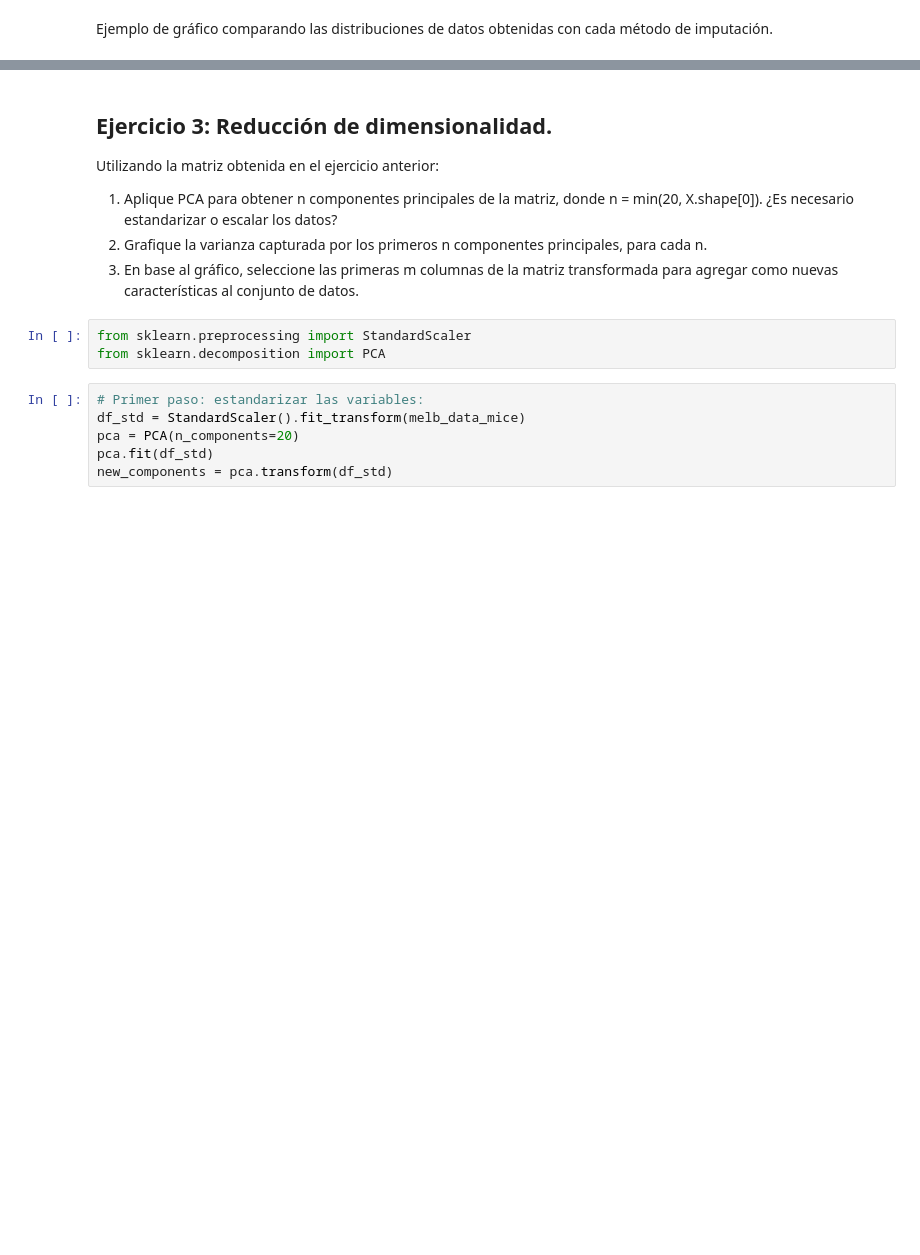
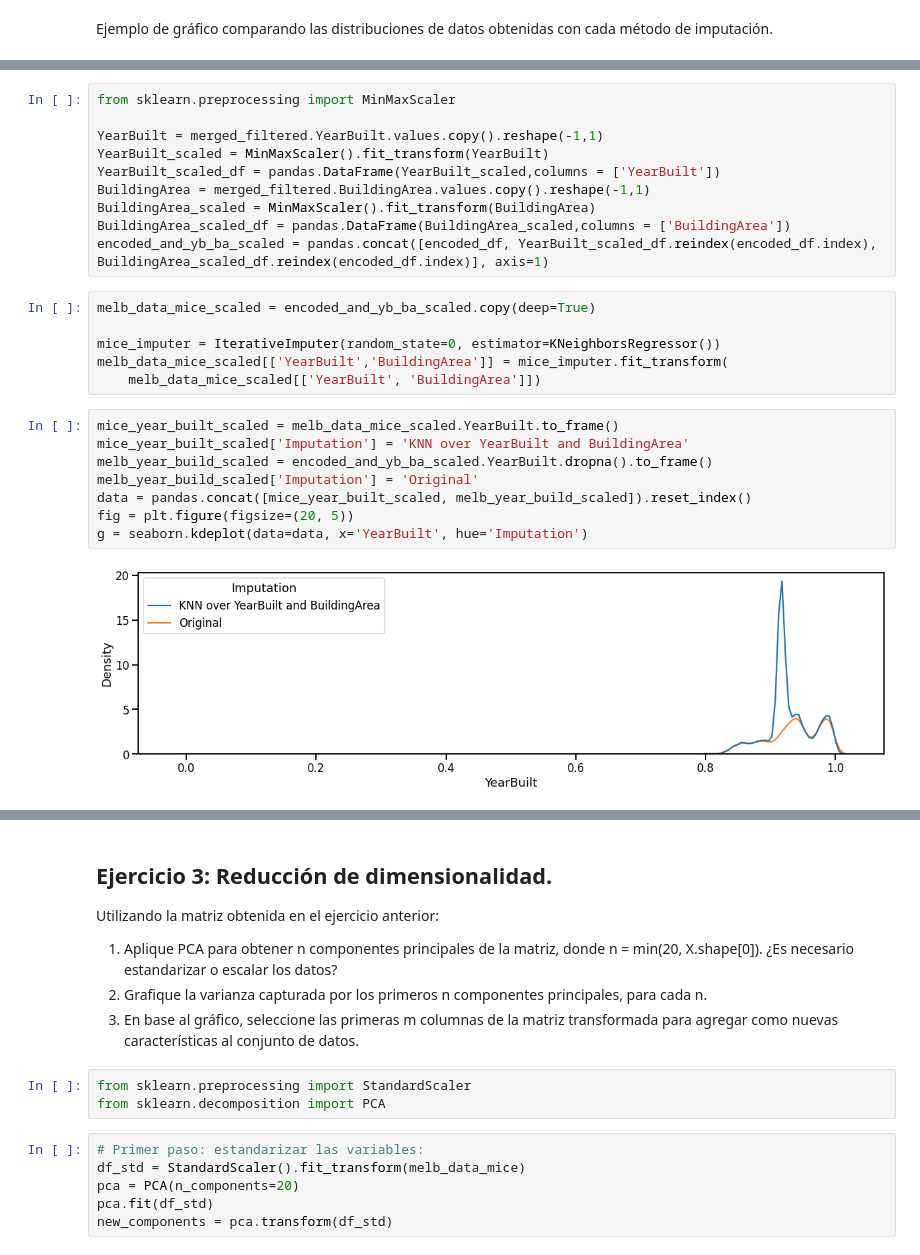
Before and after one commit to AlejandroGuedez/Equipo-23-de-Diplomado-data-scientist, a Jupyter notebook: EyCD_TP_Gr23_vfinal.ipynb, the cells around one changed output, grey strips where cells are left out. Drawn from its saved outputs; the diff is of its cells as text; blank space fills up the shorter version.

```diff
--- a/EyCD_TP_Gr23_vfinal.ipynb
+++ b/EyCD_TP_Gr23_vfinal.ipynb
@@ -1226,0 +1277,26 @@ g = seaborn.kdeplot(data=data, x='YearBuilt', hue='Imputation')
+# %%
+from sklearn.preprocessing import MinMaxScaler
+
+YearBuilt = merged_filtered.YearBuilt.values.copy().reshape(-1,1)
+YearBuilt_scaled = MinMaxScaler().fit_transform(YearBuilt)
+YearBuilt_scaled_df = pandas.DataFrame(YearBuilt_scaled,columns = ['YearBuilt'])
+BuildingArea = merged_filtered.BuildingArea.values.copy().reshape(-1,1)
+BuildingArea_scaled = MinMaxScaler().fit_transform(BuildingArea)
+BuildingArea_scaled_df = pandas.DataFrame(BuildingArea_scaled,columns = ['BuildingArea'])
+encoded_and_yb_ba_scaled = pandas.concat([encoded_df, YearBuilt_scaled_df.reindex(encoded_df.index), BuildingArea_scaled_df.reindex(encoded_df.index)], axis=1)
+# %%
+melb_data_mice_scaled = encoded_and_yb_ba_scaled.copy(deep=True)
+
+mice_imputer = IterativeImputer(random_state=0, estimator=KNeighborsRegressor())
+melb_data_mice_scaled[['YearBuilt','BuildingArea']] = mice_imputer.fit_transform(
+    melb_data_mice_scaled[['YearBuilt', 'BuildingArea']])
+# %%
+mice_year_built_scaled = melb_data_mice_scaled.YearBuilt.to_frame()
+mice_year_built_scaled['Imputation'] = 'KNN over YearBuilt and BuildingArea'
+melb_year_build_scaled = encoded_and_yb_ba_scaled.YearBuilt.dropna().to_frame()
+melb_year_build_scaled['Imputation'] = 'Original'
+data = pandas.concat([mice_year_built_scaled, melb_year_build_scaled]).reset_index()
+fig = plt.figure(figsize=(20, 5))
+g = seaborn.kdeplot(data=data, x='YearBuilt', hue='Imputation')
+# %% [output]
+[figure, added]
```
Also changed, not shown: parts of 27 cells of this notebook.
